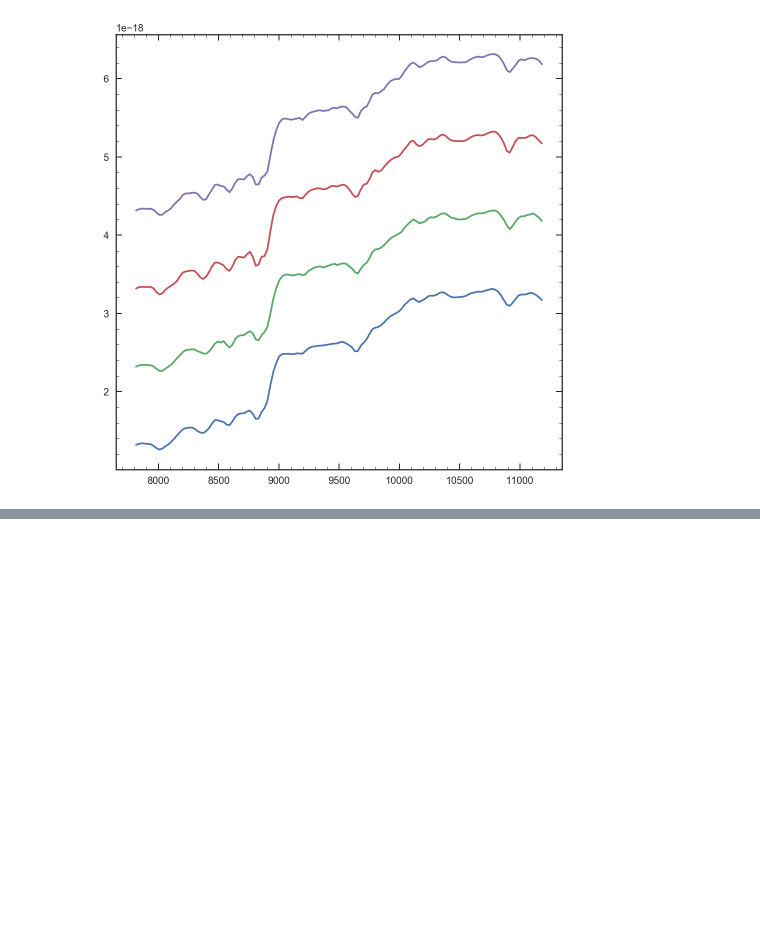
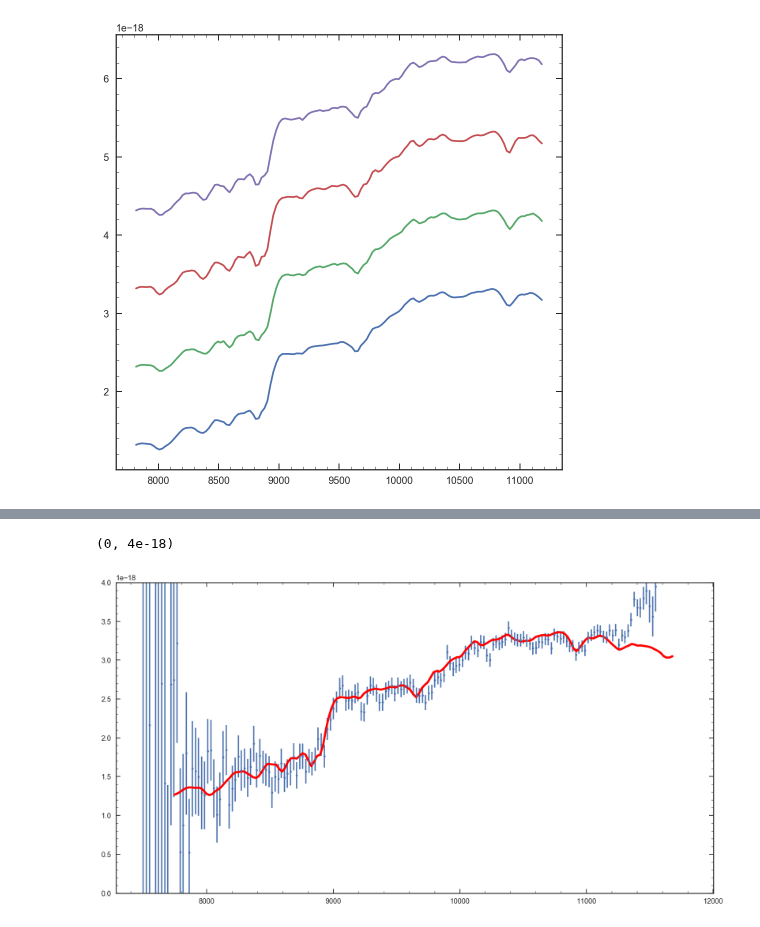
Before and after one commit to ivastar/clear, a Jupyter notebook: notebooks/forward_modeling/Foward_model.ipynb, the cells around one changed output, grey strips where cells are left out. Saved outputs shown, nothing was run; the diff lists cells and outputs as text; code cells hidden in the pictures; blank space fills up the shorter version.

Commit message:
added multibeam

```diff
--- a/notebooks/forward_modeling/Foward_model.ipynb
+++ b/notebooks/forward_modeling/Foward_model.ipynb
@@ -76,8 +76,7 @@ ifl = interp1d(w,f/ffl)(wv)
 # %%
 ## function to scale model
 def Scale_model(D, sig, M):
-    C = np.sum(((D * M) / sig ** 2)) / np.sum((M ** 2 / sig ** 2))
-    return C
+    return np.sum(((D * M) / sig ** 2)) / np.sum((M ** 2 / sig ** 2))
 # %%
 ##Scale model
 C = Scale_model(fl, er,ifl)
@@ -147,0 +150,13 @@ for i in range(len(beams)):
+# %%
+## Read in model
+mwv, mfl = np.load('model_spec/m0.019_a2.5_dt8.0_spec.npy')
+
+## Read in beam information
+mb = multifit.MultiBeam('beams/gnd_21156.beams.fits')
+
+## Create model
+spec = mb.get_flat_model(spectrum_1d = [mwv*2.25,mfl])
+
+## Extract model and flat
+sp = mb.optimal_extract(spec)
+flat = mb.optimal_extract(mb.flat_flam[mb.fit_mask])
@@ -147,0 +190,17 @@ for i in range(len(beams)):
+# %%
+## set model
+mfl = sp['G102']['flux']/flat['G102']['flux']
+mwv = sp['G102']['wave'][mfl**2 > 0]
+mfl = mfl[mfl**2 > 0]
+# %%
+## Scale model
+IDX = [U for U in range(len(wv)) if mwv[0] < wv[U] < mwv[-1]]
+C = Scale_model(fl[IDX],er[IDX],interp1d(mwv,mfl)(wv[IDX]))
+# %%
+plt.figure(figsize=[15,8])
+plt.errorbar(wv, fl, er, linestyle='None', marker='o', markersize=3)
+plt.plot(mwv,C*mfl, 'r', linewidth=3)
+plt.ylim(0,0.4E-17)
+# %% [output]
+(0, 4e-18)
+[figure, added]
```
Also changed, not shown: parts of 9 cells of this notebook, 2 other files.
